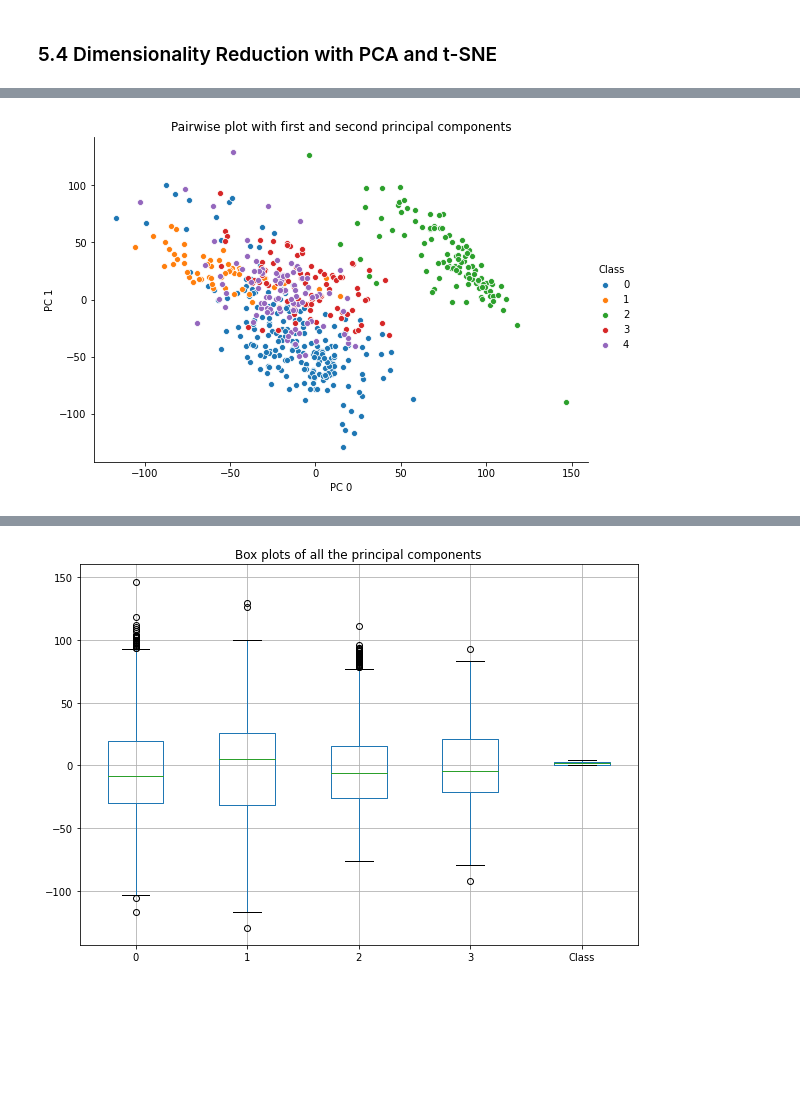
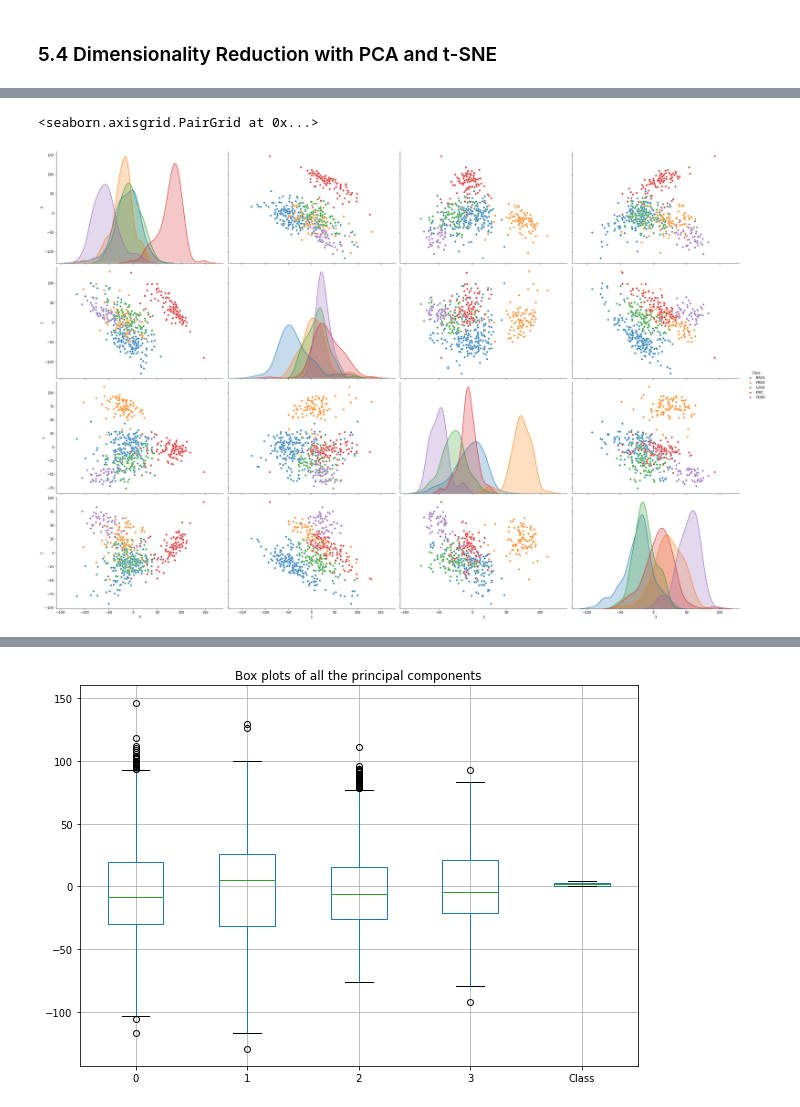
Before and after one commit to mvshashank08/pan-cancer, a Jupyter notebook: Project.ipynb, the cells around one changed output, grey strips where cells are left out. Drawn from its saved outputs; the diff is of its cells as text; code cells hidden in the pictures; blank space fills up the shorter version.

Commit message:
pairwise PCA plot

```diff
--- a/Project.ipynb
+++ b/Project.ipynb
@@ -201,8 +201,5 @@ pca_df.head()
 # %%
-sns.pairplot(x_vars = 0, y_vars = 1,data=pca_df, hue="Class",height=5,aspect=1.5)
-plt.title("Pairwise plot with first and second principal components")
-plt.xlabel("PC 0")
-plt.ylabel("PC 1")
-plt.show()
+sns.pairplot(x_vars = [0, 1, 2, 3], y_vars = [0, 1, 2, 3],data=pca_df, hue="Class",height=5,aspect=1.5)
 # %% [output]
+<seaborn.axisgrid.PairGrid at 0x...>
-[figure, old version]
+[figure, new version]
```
Also changed, not shown: parts of 5 cells of this notebook.
